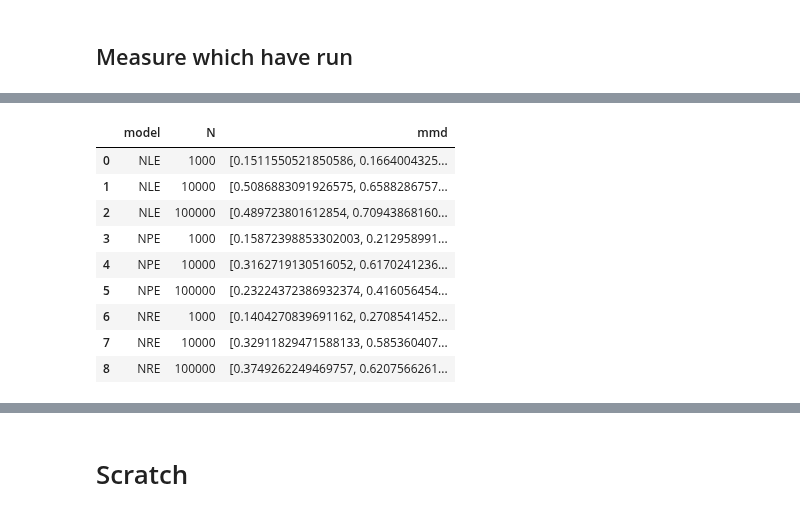
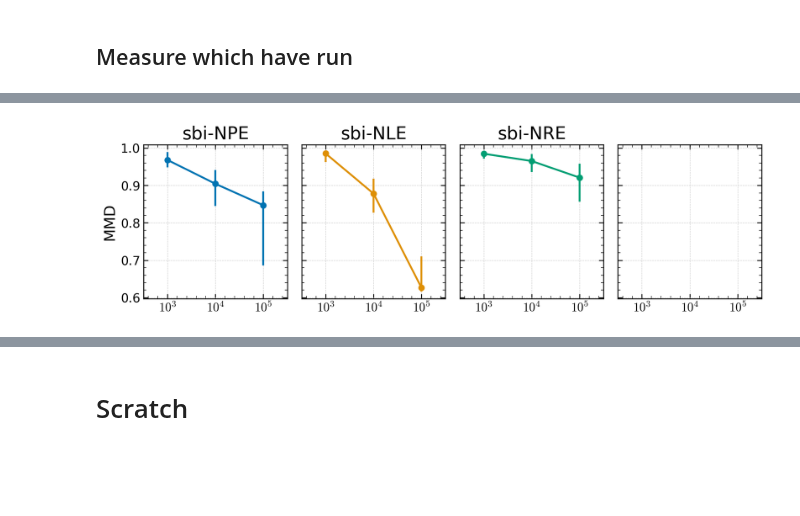
Before and after one commit to maho3/ltu-ili, a Jupyter notebook: paper/3_slcp/fig2b.ipynb, the cells around one changed output, grey strips where cells are left out. Saved outputs shown, nothing was run; the diff lists cells and outputs as text; code cells hidden in the pictures; blank space fills up the shorter version.

```diff
--- a/paper/3_slcp/fig2b.ipynb
+++ b/paper/3_slcp/fig2b.ipynb
@@ -313,13 +77,10 @@ df
 # %%
 filename = join(cfgdir, 'record.csv')
 record = pd.read_csv(filename)
-record['samp_file'] = ''
 record['done'] = False
 
 for i, row in record.iterrows():
-    record.loc[i, 'samp_file'] = join(
-        wdir, row['model'], f"{row['model']}_obs{row['obs']}_n{row['N']}_single_samples.npy")
-    record.loc[i, 'done'] = os.path.exists(record.loc[i, 'samp_file'])
+    record.loc[i, 'done'] = os.path.exists(join(row['dir'], 'single_samples.npy'))
 # %%
 print('len(record):', len(record))
 record.groupby(['model','N'])['done'].sum()
@@ -357,11 +118,10 @@ tensor(0.1847)
 for i in tqdm(range(len(record))):
     row = record.loc[i]
     if row['done']:
-        x_ = np.load(row['samp_file'])
-        x_ = torch.Tensor(x_)
-        r_ = ref[row['obs']-1]
-        record.loc[i, 'mmd'] = mmd(x_, r_).item()
+        metrics = np.load(join(row['dir'], 'metrics.npy'), allow_pickle=True).item()
+        record.loc[i, 'mmd'] = metrics['mmd']
+        record.loc[i, 'c2st'] = metrics['c2st']
 # %%
 rec = record.dropna(axis=0)
-percs = rec.groupby(['model','N'])['mmd'].apply(np.percentile, [16,50,84])
-percs = percs.reset_index()
+percs = rec.groupby(['model','N'])['c2st'].apply(np.percentile, [5,50,95])
+percs
@@ -377,13 +140,32 @@ plt.errorbar(x_, mmds[:,1], yerr=mmds[:,1]-mmds[:,0], fmt='o')
-# %%
-percs
-# %% [output]
-|  | model | N | mmd |
-| 0 | NLE | 1000 | [0.1511550521850586, 0.1664004325... |
-| 1 | NLE | 10000 | [0.5086883091926575, 0.6588286757... |
-| 2 | NLE | 100000 | [0.489723801612854, 0.70943868160... |
-| 3 | NPE | 1000 | [0.15872398853302003, 0.212958991... |
-| 4 | NPE | 10000 | [0.3162719130516052, 0.6170241236... |
-| 5 | NPE | 100000 | [0.23224372386932374, 0.416056454... |
-| 6 | NRE | 1000 | [0.1404270839691162, 0.2708541452... |
-| 7 | NRE | 10000 | [0.32911829471588133, 0.585360407... |
-| 8 | NRE | 100000 | [0.3749262249469757, 0.6207566261... |
+# %%
+from math import ceil
+
+keys = ['npe', 'nle', 'nre']
+names = ['sbi-NPE', 'sbi-NLE', 'sbi-NRE']
+cs = sns.color_palette('colorblind', n_colors=len(keys))
+
+N = len(keys)
+Ncol = 4
+Nrow = ceil(N/Ncol)
+f, axs = plt.subplots(Nrow, Ncol, figsize=(Ncol*3, Nrow*3),
+                      sharex=True, sharey=True, gridspec_kw={'hspace':0.1, 'wspace':0.1})
+axs = axs.flatten()
+
+for i, m in enumerate(keys):
+    ax = axs[i]
+    p = np.stack(percs.loc[m].values)
+    ax.errorbar(
+        x=range(len(p)),
+        y=p[:,1],
+        yerr=[p[:,1]-p[:,0], p[:,2]-p[:,1]],
+        fmt='o-',
+        color=cs[i],
+    )
+    ax.set_title(names[i])
+    ax.set_xlim(-0.5, 2.5)
+    ax.set_xticks(range(3), [f"$10^{i}$" for i in range(3,6)])
+
+    if i%Ncol == 0:
+        ax.set_ylabel('MMD')
+# %% [output]
+[figure, added]
```
Also changed, not shown: parts of 13 cells of this notebook, 9 other files.
